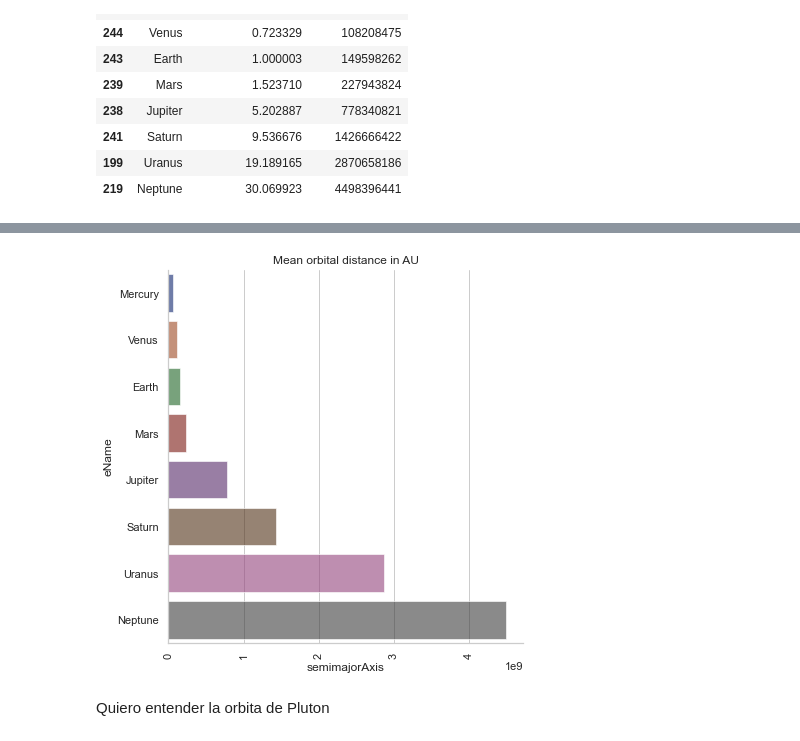
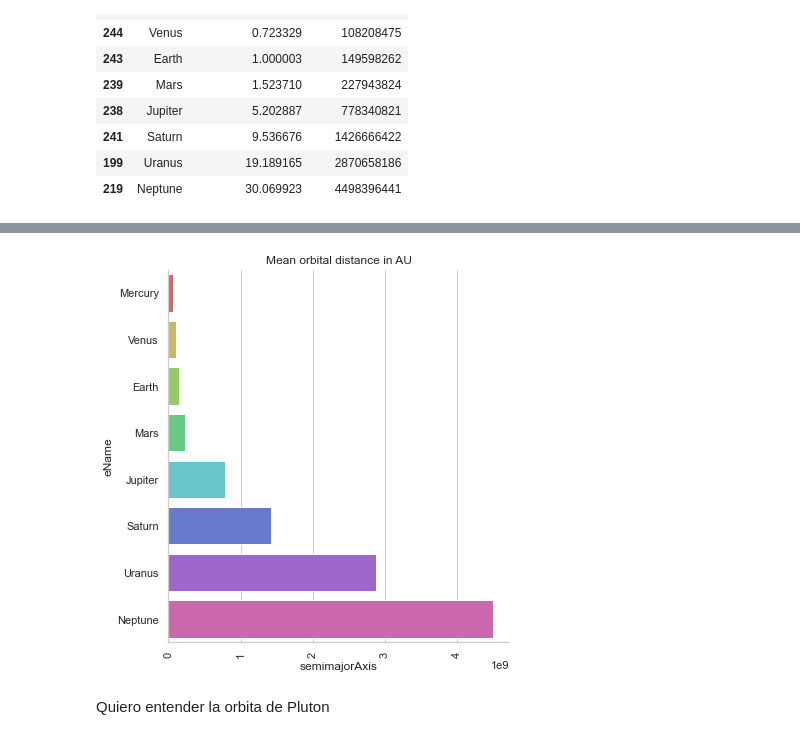
Before and after one commit to GuadaHub/SolarSystem, a Jupyter notebook: EDA.ipynb, the cells around one changed output, grey strips where cells are left out. Drawn from its saved outputs; the diff is of its cells as text; code cells hidden in the pictures.

```diff
--- a/EDA.ipynb
+++ b/EDA.ipynb
@@ -100,11 +104,10 @@ plt.show()
 # %%
-sns.set_theme(style="whitegrid")
-sns.catplot(data=au, x='semimajorAxis', y='eName', kind="bar", ci="sd", palette="dark", alpha=.6, height=6)
+sns.catplot(data=au, x='semimajorAxis', y='eName', kind="bar", ci="sd",palette="hls", height=6)
 plt.xticks(rotation=90)
 plt.title('Mean orbital distance in AU')
 plt.show()
 # %% [output]
-[figure, old version]
+[figure, new version]
 # %% [markdown]
 Quiero entender la orbita de Pluton
 # %%
```
Also changed, not shown: parts of 8 cells of this notebook, 1 other file.
